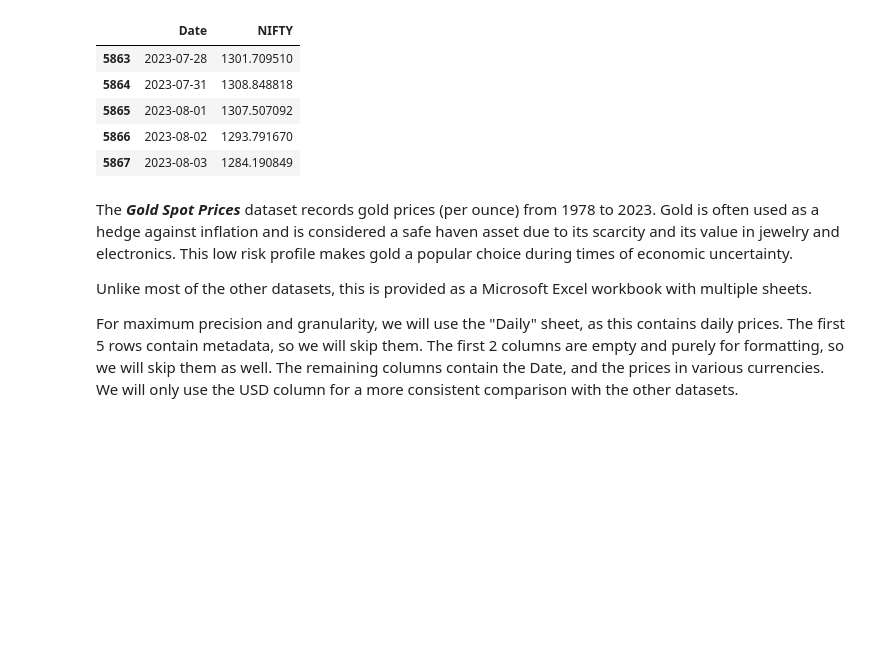
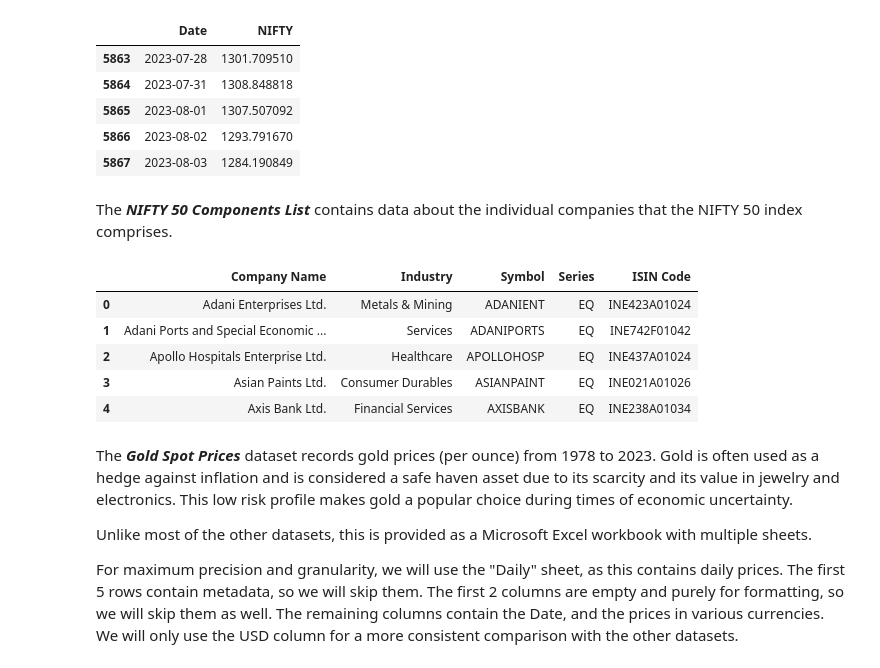
Before and after one commit to ConfuseIous/PDS-CA2, a Jupyter notebook: Main.ipynb, the cells around one changed output. Drawn from its saved outputs; the diff is of its cells as text; code cells hidden in the pictures; blank space fills up the shorter version.

```diff
--- a/Main.ipynb
+++ b/Main.ipynb
@@ -60,6 +70,7 @@ class ParsedDataFrames:
     sg_cpi_data = None
     us_cpi_data = None
     gdp_data = None
+    nifty_components = None
 
 data = ParsedDataFrames()
 # %% [markdown]
@@ -226,6 +237,20 @@ data.nifty_data.tail()
 | 5865 | 2023-08-01 | 1307.507092 |
 | 5866 | 2023-08-02 | 1293.791670 |
 | 5867 | 2023-08-03 | 1284.190849 |
+# %% [markdown]
+The ***NIFTY 50 Components List*** contains data about the individual companies that the NIFTY 50 index comprises.
+# %%
+nifty_components = pd.read_csv('data/ind_nifty50list.csv')
+
+data.nifty_components = nifty_components
+data.nifty_components.head()
+# %% [output]
+|  | Company Name | Industry | Symbol | Series | ISIN Code |
+| 0 | Adani Enterprises Ltd. | Metals & Mining | ADANIENT | EQ | INE423A01024 |
+| 1 | Adani Ports and Special Economic ... | Services | ADANIPORTS | EQ | INE742F01042 |
+| 2 | Apollo Hospitals Enterprise Ltd. | Healthcare | APOLLOHOSP | EQ | INE437A01024 |
+| 3 | Asian Paints Ltd. | Consumer Durables | ASIANPAINT | EQ | INE021A01026 |
+| 4 | Axis Bank Ltd. | Financial Services | AXISBANK | EQ | INE238A01034 |
 # %% [markdown]
 The ***Gold Spot Prices*** dataset records gold prices (per ounce) from 1978 to 2023. Gold is often used as a hedge against inflation and is considered a safe haven asset due to its scarcity and its value in jewelry and electronics. This low risk profile makes gold a popular choice during times of economic uncertainty.
 
```
Also changed, not shown: parts of 17 cells of this notebook, 1 other file.
